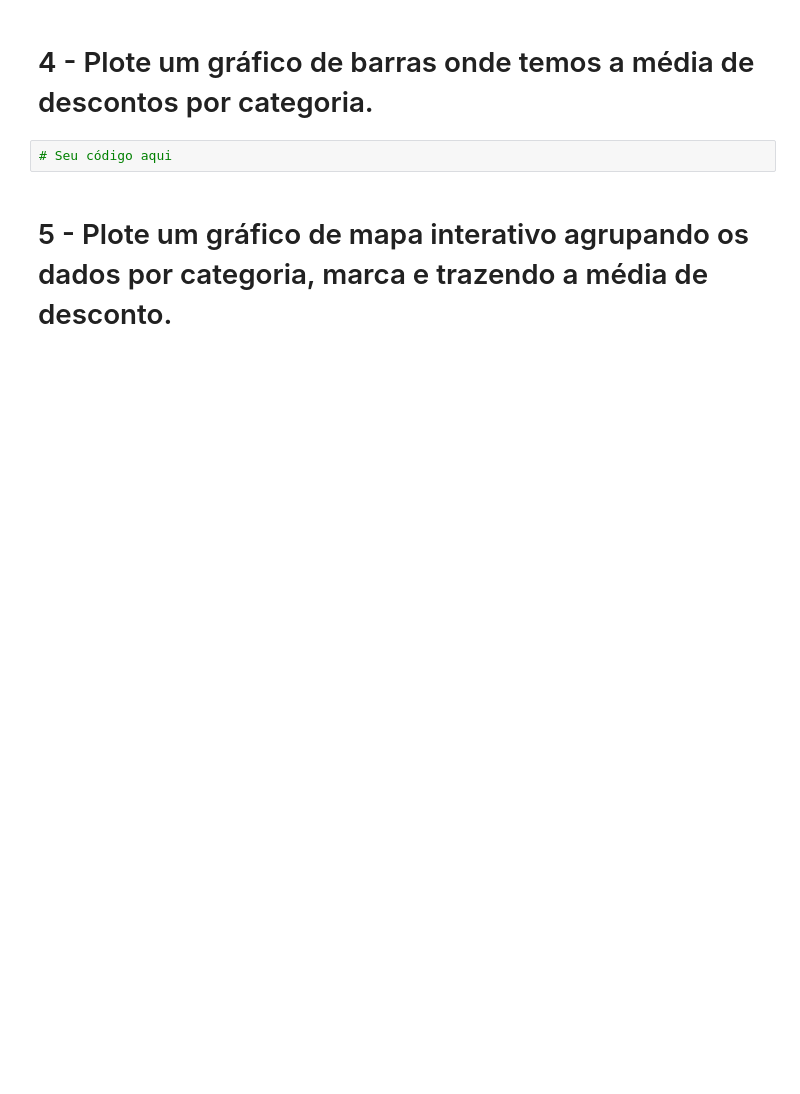
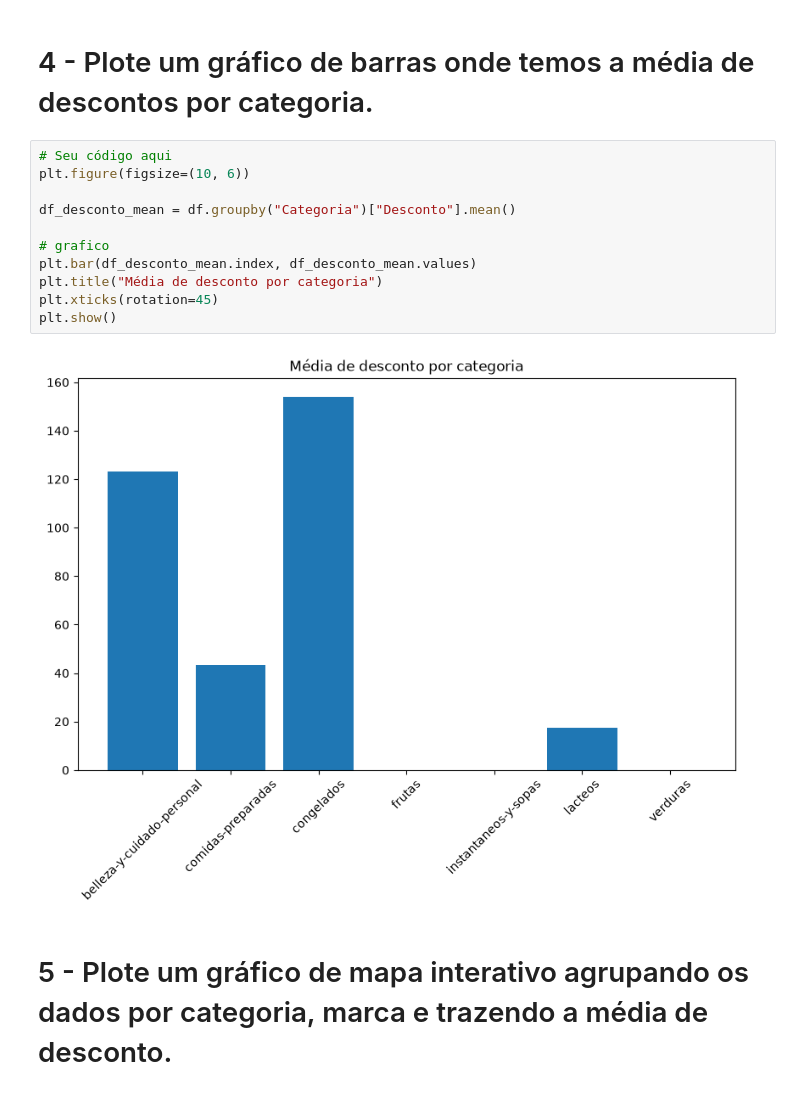
Before and after one commit to Augusto-Mateus/estatistica-e-dataviz-ebac, a Jupyter notebook: Profissao Cientista de Dados M13 Projeto.ipynb, the cells around one changed output. Cells and saved outputs as stored; diff of their text form; blank space fills up the shorter version.

```diff
--- a/Profissao Cientista de Dados M13 Projeto.ipynb
+++ b/Profissao Cientista de Dados M13 Projeto.ipynb
@@ -83,6 +154,17 @@ Dica: Para trazer apenas os dados da categoria que você deseja você pode usar
 # %% [markdown]
 # 4 - Plote um gráfico de barras onde temos a média de descontos por categoria.
-# %%
-# Seu código aqui
+# %%
+# Seu código aqui
+plt.figure(figsize=(10, 6))
+
+df_desconto_mean = df.groupby("Categoria")["Desconto"].mean()
+
+# grafico
+plt.bar(df_desconto_mean.index, df_desconto_mean.values)
+plt.title("Média de desconto por categoria")
+plt.xticks(rotation=45)
+plt.show()
+# %% [output]
+[figure, added]
 # %% [markdown]
 # 5 - Plote um gráfico de mapa interativo agrupando os dados por categoria, marca e trazendo a média de desconto.
```
Also changed, not shown: parts of 14 cells of this notebook, 3 other files.
